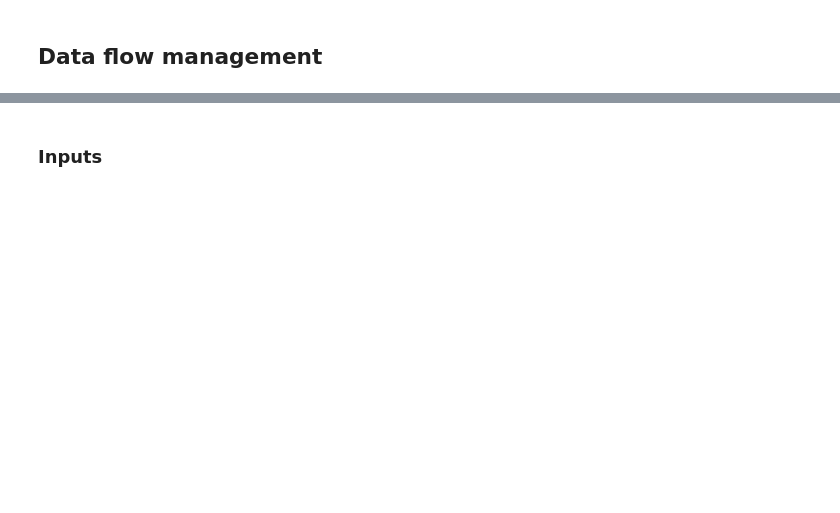
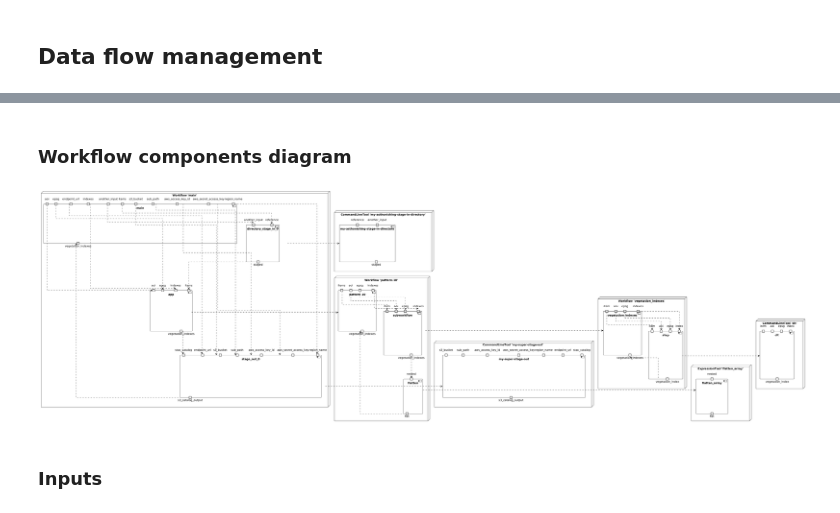
Before and after one commit to gfenoy/application-package-patterns, a Jupyter notebook: docs/pattern-10.ipynb, the cells around one changed output, grey strips where cells are left out. Cells and saved outputs as stored; diff of their text form; code cells hidden in the pictures; blank space fills up the shorter version.

```diff
--- a/docs/pattern-10.ipynb
+++ b/docs/pattern-10.ipynb
@@ -20,5 +20,4 @@ from helpers import WorkflowViewer, WorkflowWrapper
 from cwl_loader import dump_cwl
 from pathlib import Path
 # %%
-
-wf = WorkflowViewer(app_cwl_file, entrypoint=entrypoint)
+wf = WorkflowViewer.from_file(app_cwl_file, entrypoint)
@@ -61,8 +70,11 @@ wf.display_outputs()
 # %% [markdown]
 ## Data flow management
 # %%
-w = WorkflowWrapper(app_cwl_file, entrypoint=entrypoint)
-output_path = Path(f".{entrypoint}.cwl")
-with output_path.open("w") as f:
-     dump_cwl(w.wrap(), f)
+w = WorkflowWrapper(workflow=wf.workflow, entrypoint=entrypoint)
+wrapped = w.wrap()
+
+app_cwl_file = f'.{entrypoint}.cwl'
+
+with open(app_cwl_file, 'w') as f:
+    dump_cwl(process=wrapped, stream=f)
 # %% [output]
@@ -86,4 +98,4 @@ Orchestrator Workflow built in 0.0034 seconds
 # %%
-app_cwl_file = f'.{entrypoint}.cwl'
+wf = WorkflowViewer(cwl_file=app_cwl_file, workflow=wrapped, entrypoint="main")
 
-wf = WorkflowViewer(app_cwl_file, entrypoint="main")
+wf.plot()
@@ -94,3 +104,9 @@ wf.plot()
+# %% [markdown]
+### Workflow components diagram
+# %%
+wf.display_components_diagram()
+# %% [output]
+[figure, added]
 # %% [markdown]
 ### Inputs
 # %%
```
Also changed, not shown: parts of 10 cells of this notebook, 14 other files.
